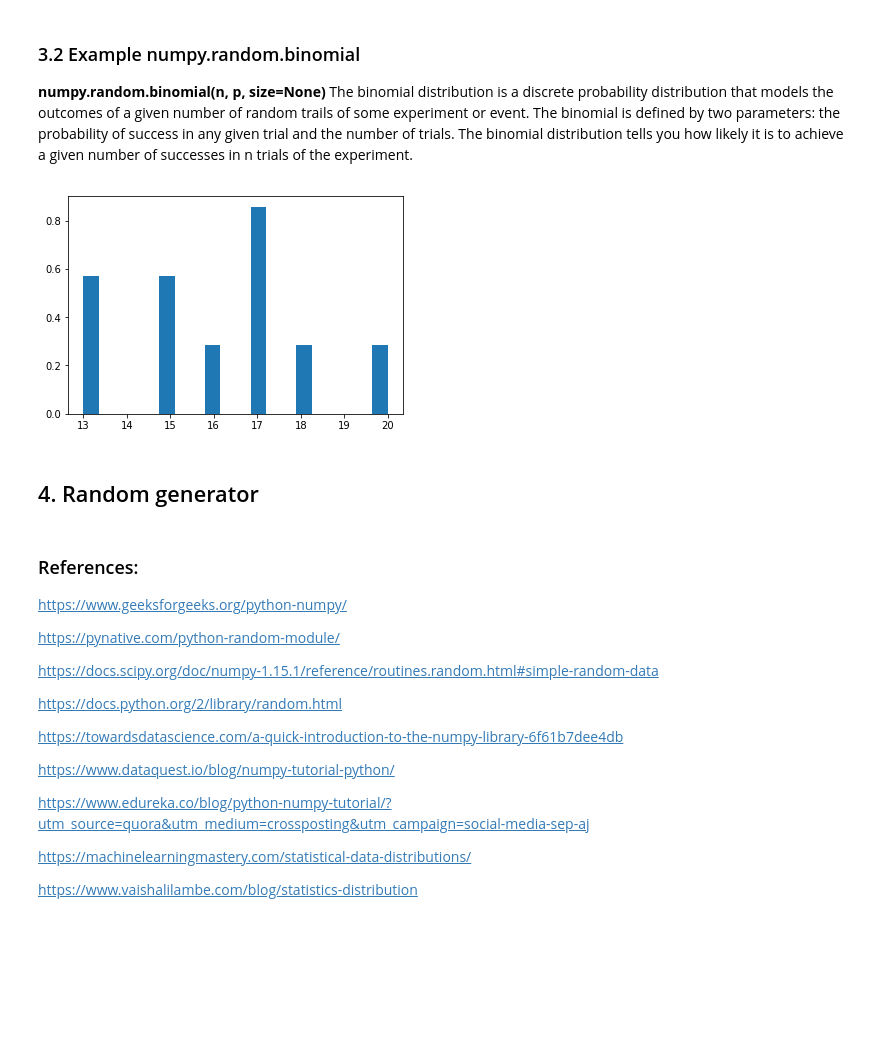
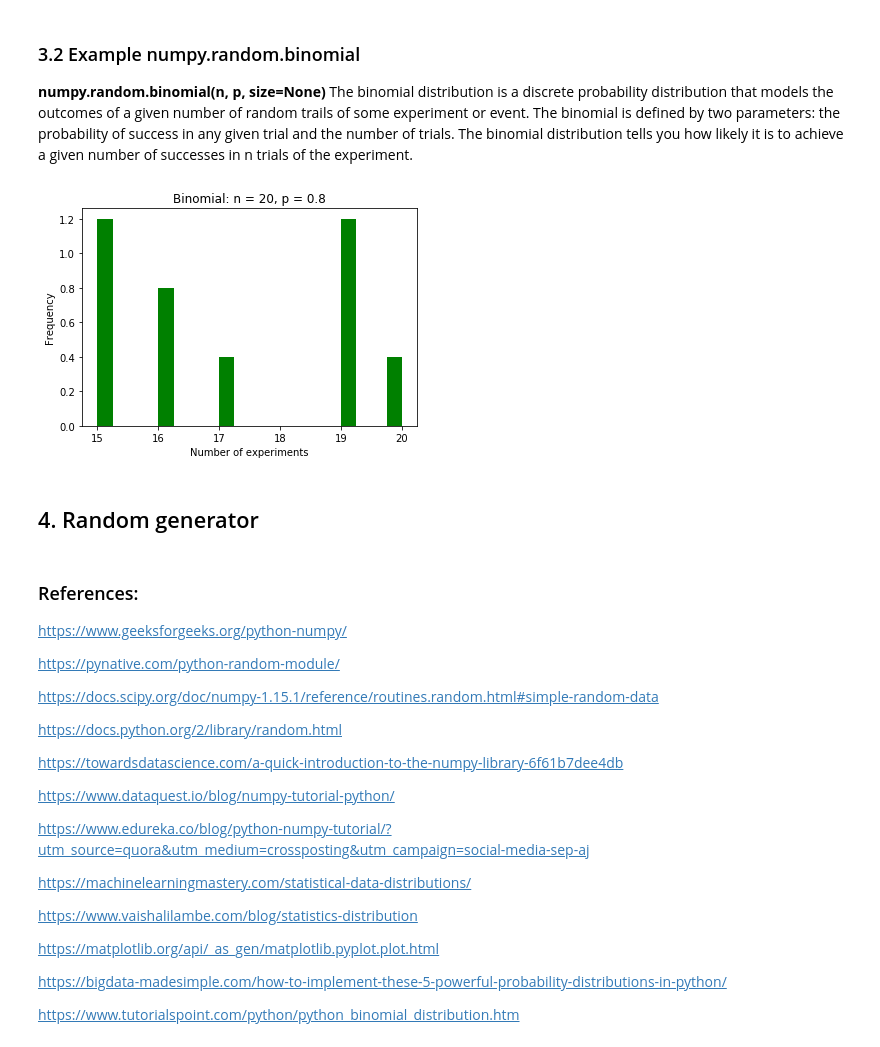
Before and after one commit to kamilam1987/Emerging_Technologies, a Jupyter notebook: numpy-random.ipynb, the cells around one changed output. Cells and saved outputs as stored; diff of their text form; code cells hidden in the pictures; blank space fills up the shorter version.

Commit message:
Added comments and extra plots

```diff
--- a/numpy-random.ipynb
+++ b/numpy-random.ipynb
@@ -366,20 +436,30 @@ The binomial distribution is a discrete probability distribution that models the
 # %%
 # numpy.random.binomial() method
 
 import numpy as np
+# Import matplotlib
+import matplotlib.pyplot as plt
 
+# Binomial distribution which takes three parameters
+# n - number of trials ,p - probability of success(interval [0,1]), size - number of times to repeat experiment
+binomial = np.random.binomial(n=20, p=0.8, size = 10)
 
-
-binomial = np.random.binomial(n=20, p=0.8, size=10)
-
-
-plt.hist(binomial,bins = 20, density=True);
+# Creates a plot
+plt.hist(binomial,bins = 20, density=True, color='green')
 
 # Adds title
+plt.title("Binomial: n = 20, p = 0.8")
 
+# Creates lable
+plt.xlabel("Number of experiments")
+
+# Creates lable
+plt.ylabel("Frequency")
+
+# Prints a plot
 plt.show()
 # %% [output]
-[figure, old version]
+[figure, new version]
 # %% [markdown]
 ## 4. Random generator
 # %% [markdown]
@@ -401,3 +481,9 @@ https://www.edureka.co/blog/python-numpy-tutorial/?utm_source=quora&utm_medium=c
 https://machinelearningmastery.com/statistical-data-distributions/
 
 https://www.vaishalilambe.com/blog/statistics-distribution
+
+https://matplotlib.org/api/_as_gen/matplotlib.pyplot.plot.html
+
+https://bigdata-madesimple.com/how-to-implement-these-5-powerful-probability-distributions-in-python/
+
+https://www.tutorialspoint.com/python/python_binomial_distribution.htm
```
Also changed, not shown: parts of 19 cells of this notebook.
